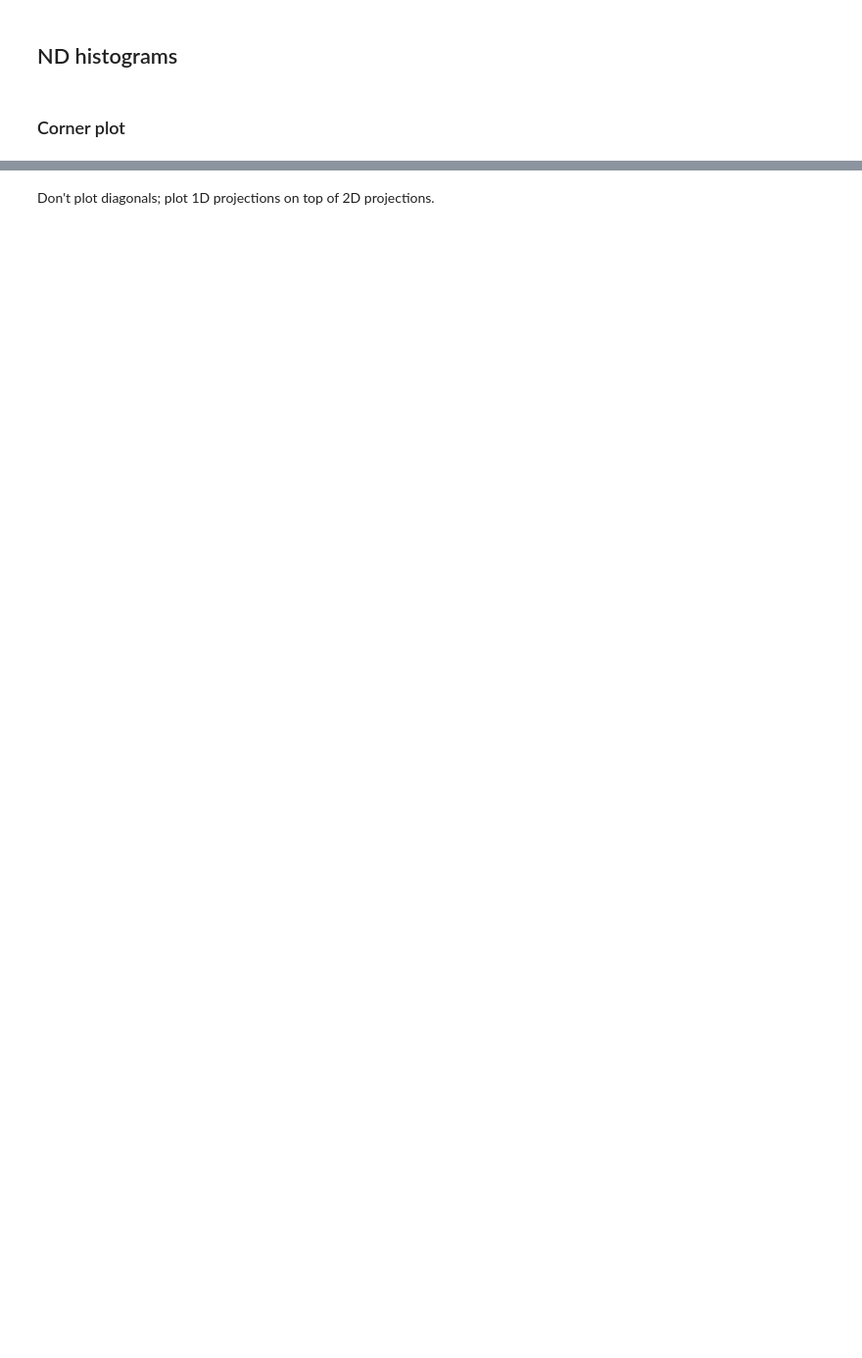
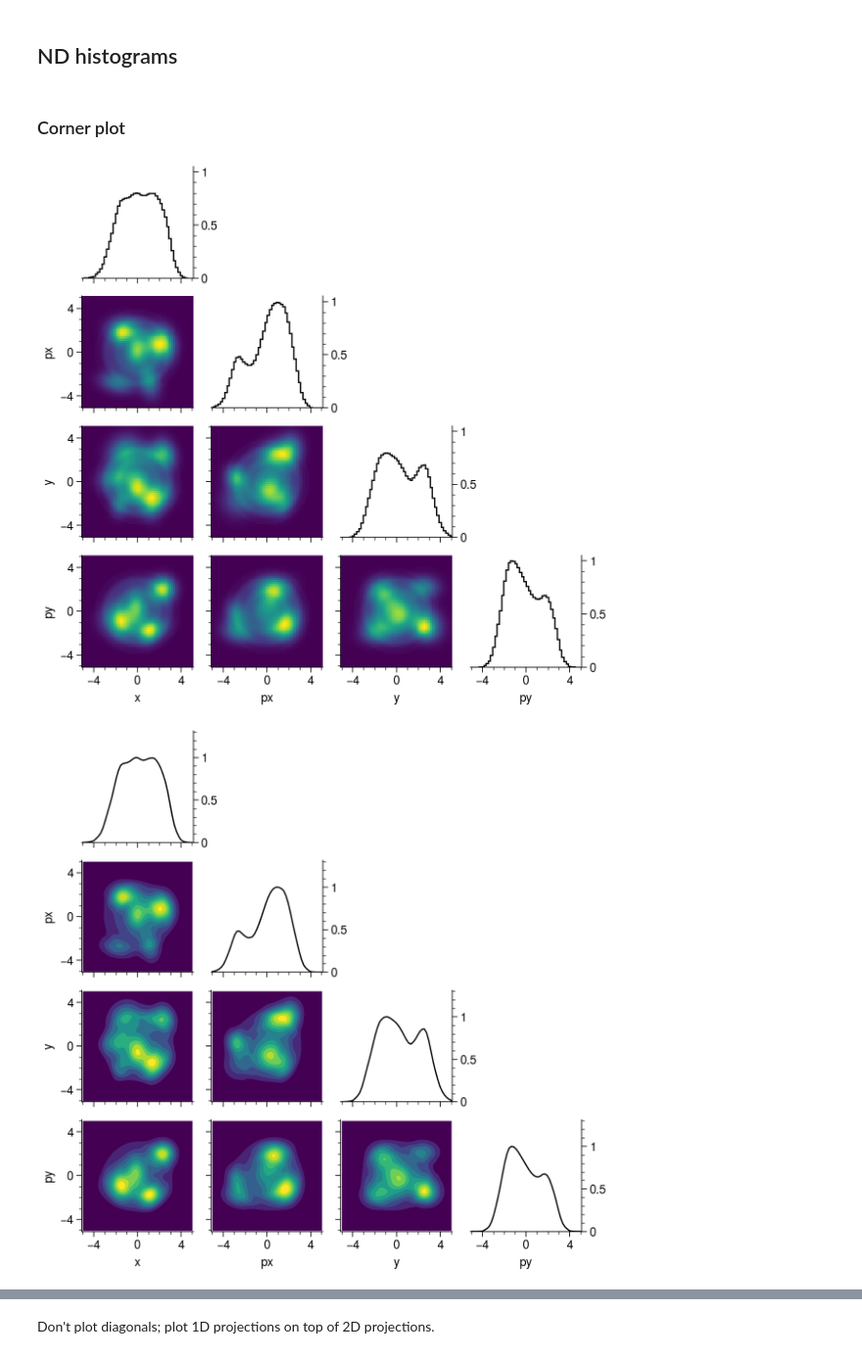
Before and after one commit to austin-hoover/ps-dist, a Jupyter notebook: examples/plot_hist.ipynb, the cells around one changed output, grey strips where cells are left out. Shown at 98% size. Cells and saved outputs as stored; diff of their text form; code cells hidden in the pictures; blank space fills up the shorter version.

```diff
--- a/examples/plot_hist.ipynb
+++ b/examples/plot_hist.ipynb
@@ -133,25 +136,28 @@ hist.values[hist.values < 0.0001] = 0.0
 # %% [markdown]
 ### Corner plot
 # %%
-# kinds = ["pcolor", "contourf", "contour"]
-# diag_kws = [
-#     dict(kind="step", fill=False),
-#     dict(kind="line", fill=False),
-#     dict(kind="line", fill=True),
-# ]
-# diag_shrink = [1.0, 0.8, 1.0]
-# for i, kind in enumerate(kinds):
-#     grid = psv.hist.plot_corner(
-#         hist,
-#         grid_kws=dict(
-#             corner=(i < 2),
-#             diag_shrink=diag_shrink[i],
-#             diag_share=(i != 1),
-#             diag_rspine=(i < 2),
-#             space=1.5,
-#             labels=dims,
-#         ),
-#         diag_kws=diag_kws[i],
-#         kind=kind,
-#     )
-#     plt.show()
+kinds = ["pcolor", "contourf", "contour"]
+diag_kws = [
+    dict(kind="step", fill=False),
+    dict(kind="line", fill=False),
+    dict(kind="line", fill=True),
+]
+diag_shrink = [1.0, 0.8, 1.0]
+for i, kind in enumerate(kinds):
+    grid = psv.hist.plot_corner(
+        hist,
+        grid_kws=dict(
+            corner=(i < 2),
+            diag_shrink=diag_shrink[i],
+            diag_share=(i != 1),
+            diag_rspine=(i < 2),
+            space=1.5,
+            labels=dims,
+        ),
+        diag_kws=diag_kws[i],
+        kind=kind,
+    )
+    plt.show()
+# %% [output]
+[figure, added]
+[figure, added]
```
Also changed, not shown: parts of 16 cells of this notebook, 4 other files.
